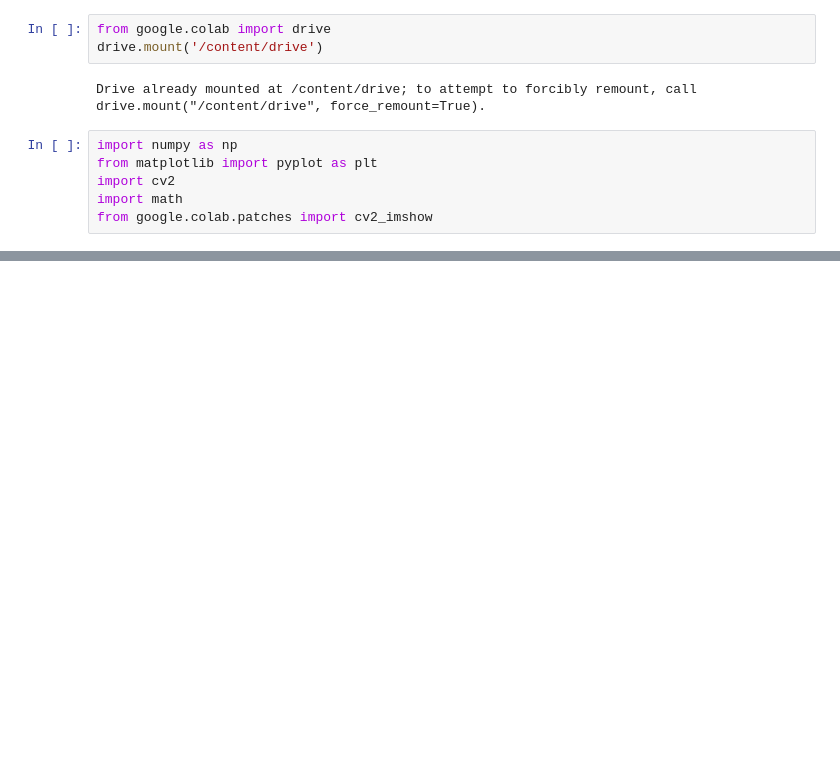
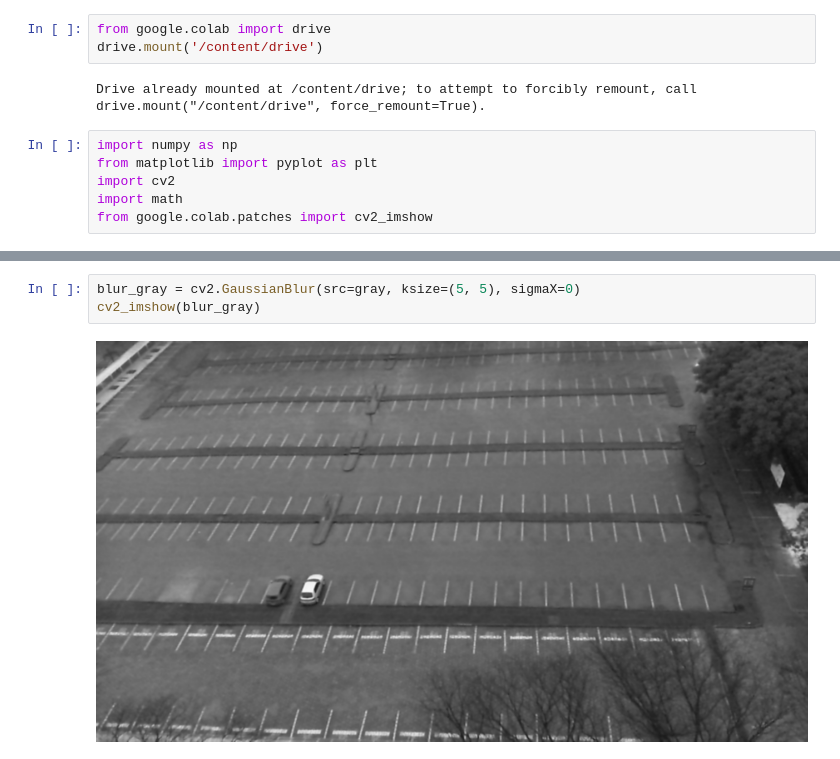
Before and after one commit to rizalanhari/PCVK_Genap_2021, a Jupyter notebook: car_detection.ipynb, the cells around one changed output, grey strips where cells are left out. Drawn from its saved outputs; the diff is of its cells as text; blank space fills up the shorter version.

```diff
--- a/car_detection.ipynb
+++ b/car_detection.ipynb
@@ -34,0 +49,5 @@ plt.show()
+# %%
+blur_gray = cv2.GaussianBlur(src=gray, ksize=(5, 5), sigmaX=0)
+cv2_imshow(blur_gray)
+# %% [output]
+[figure, added]
```
Also changed, not shown: parts of 8 cells of this notebook.
